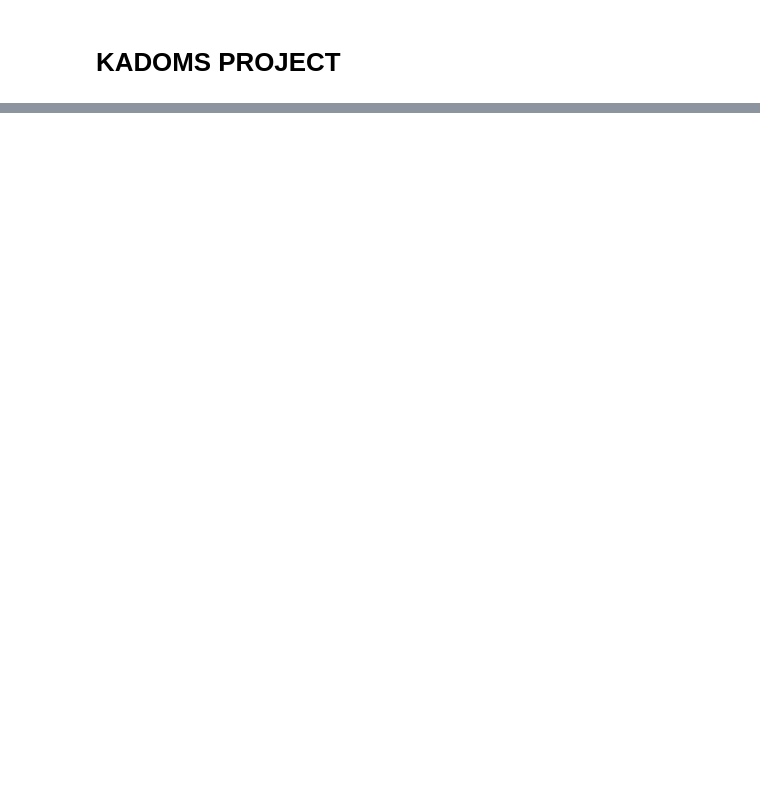
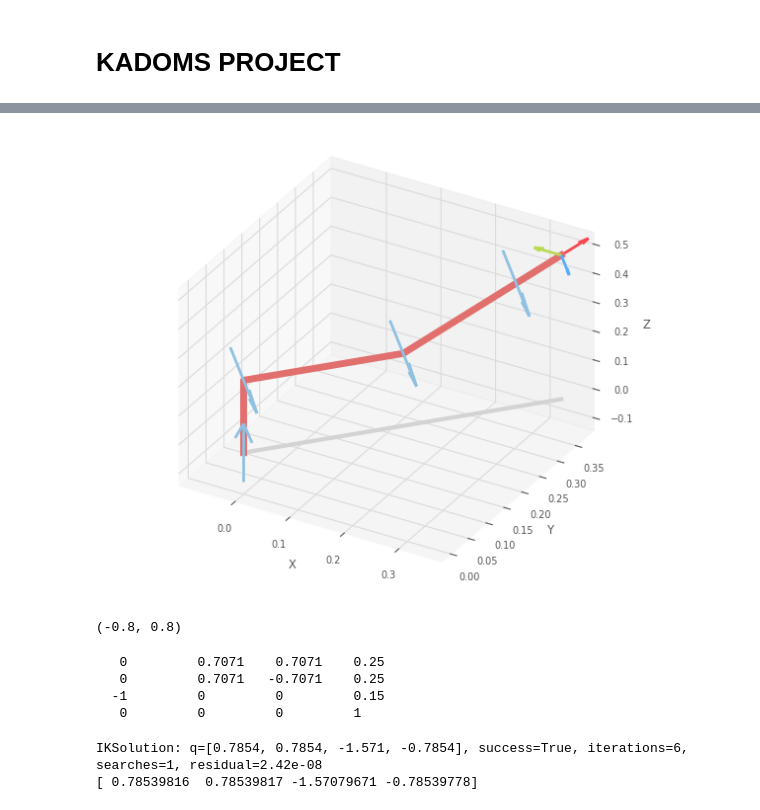
Before and after one commit to szym1998/KADOMS, a Jupyter notebook: KADOMS_TEST.ipynb, the cells around one changed output, grey strips where cells are left out. Saved outputs shown, nothing was run; the diff lists cells and outputs as text; code cells hidden in the pictures; blank space fills up the shorter version.

```diff
--- a/KADOMS_TEST.ipynb
+++ b/KADOMS_TEST.ipynb
@@ -42,0 +69,34 @@ if __name__ == "__main__":
+# %%
+#%matplotlib inline
+angles = [45, 0, 45, 0]
+
+#convert deg to rad angles
+angles = np.deg2rad(angles)
+
+#import matplotlib
+import matplotlib.pyplot as plt
+
+robot.plot(angles)
+plt.xlim(-0.8, 0.8)
+plt.ylim(-0.8, 0.8)
+#close the plot
+#plt.close()
+# %% [output]
+[figure, added]
+(-0.8, 0.8)
+# %%
+T = robot.fkine(angles)
+print(T)
+# %% [output]
+   0         0.7071    0.7071    0.25
+   0         0.7071   -0.7071    0.25
+  -1         0         0         0.15
+   0         0         0         1
+# %%
+sol = robot.ikine_LM(T)
+print(sol)
+#just print solution
+print(sol.q)
+# %% [output]
+IKSolution: q=[0.7854, 0.7854, -1.571, -0.7854], success=True, iterations=6, searches=1, residual=2.42e-08
+[ 0.78539816  0.78539817 -1.57079671 -0.78539778]
```
Also changed, not shown: parts of 4 cells of this notebook, 13 other files.
